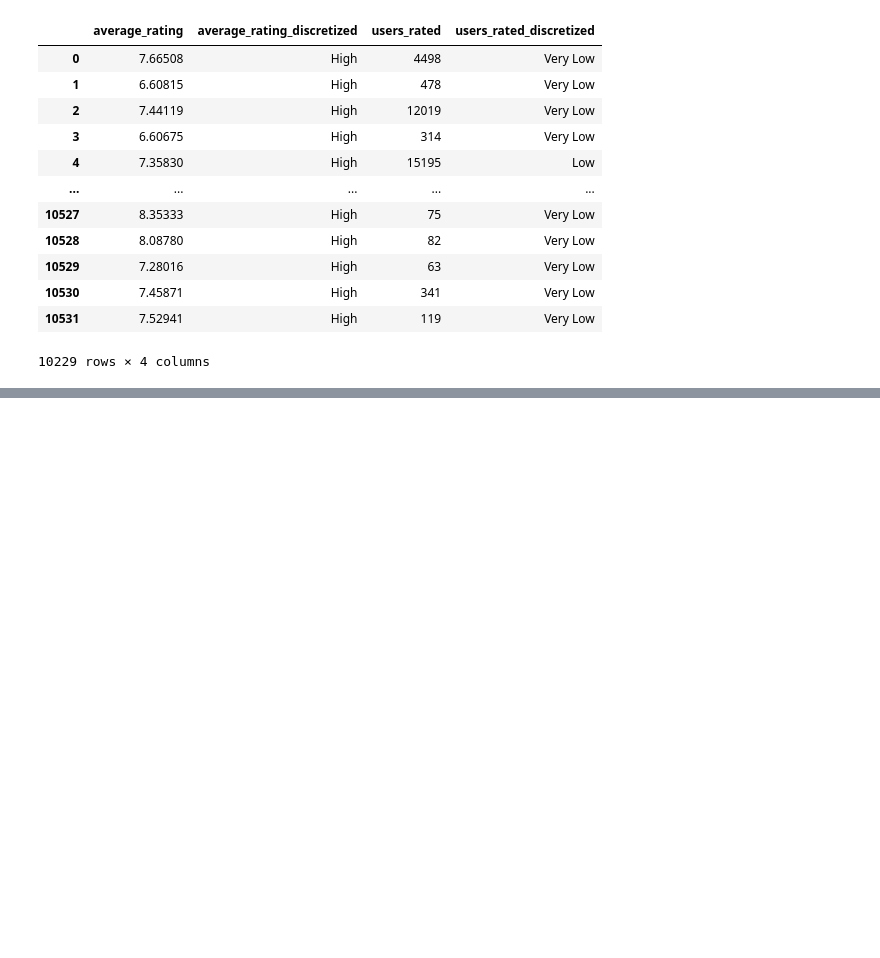
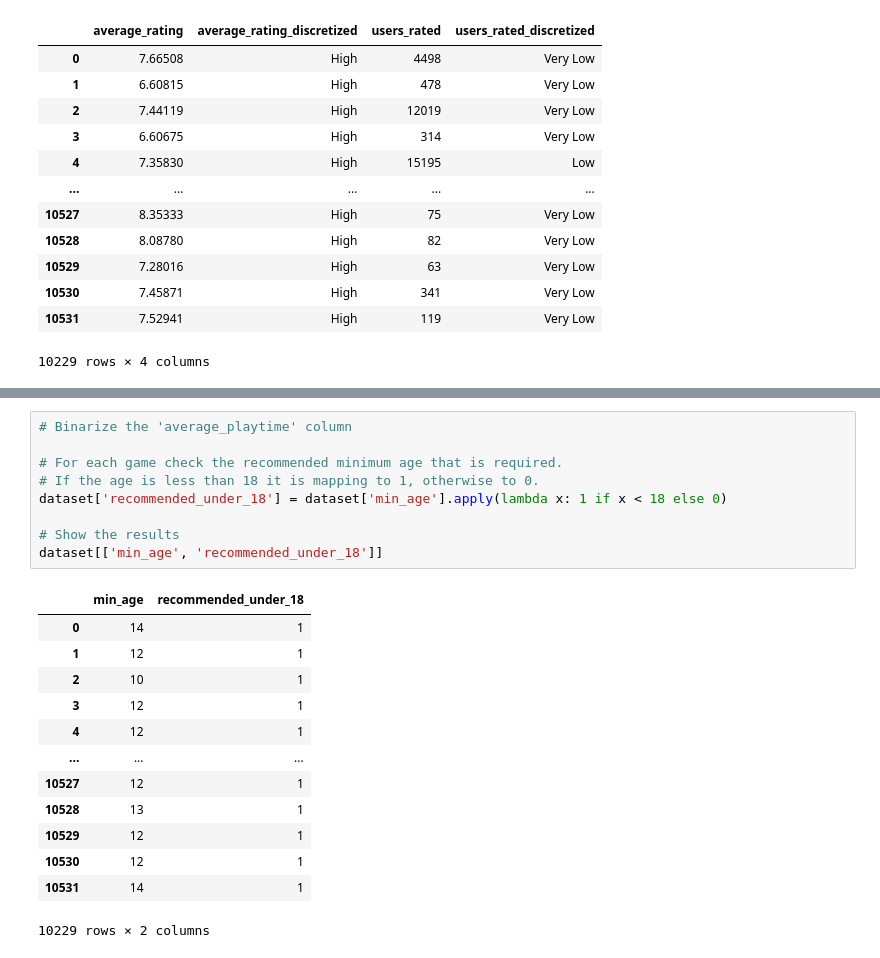
Before and after one commit to Albiinn/board-games-data-pre-processing, a Jupyter notebook: main.ipynb, the cells around one changed output, grey strips where cells are left out. Drawn from its saved outputs; the diff is of its cells as text; blank space fills up the shorter version.

```diff
--- a/main.ipynb
+++ b/main.ipynb
@@ -252,0 +270,23 @@ dataset.head()
+# %%
+# Binarize the 'average_playtime' column
+
+# For each game check the recommended minimum age that is required.
+# If the age is less than 18 it is mapping to 1, otherwise to 0.
+dataset['recommended_under_18'] = dataset['min_age'].apply(lambda x: 1 if x < 18 else 0)
+
+# Show the results
+dataset[['min_age', 'recommended_under_18']]
+# %% [output]
+|  | min_age | recommended_under_18 |
+| 0 | 14 | 1 |
+| 1 | 12 | 1 |
+| 2 | 10 | 1 |
+| 3 | 12 | 1 |
+| 4 | 12 | 1 |
+| ... | ... | ... |
+| 10527 | 12 | 1 |
+| 10528 | 13 | 1 |
+| 10529 | 12 | 1 |
+| 10530 | 12 | 1 |
+| 10531 | 14 | 1 |
+10229 rows × 2 columns
```
Also changed, not shown: parts of 2 cells of this notebook.
